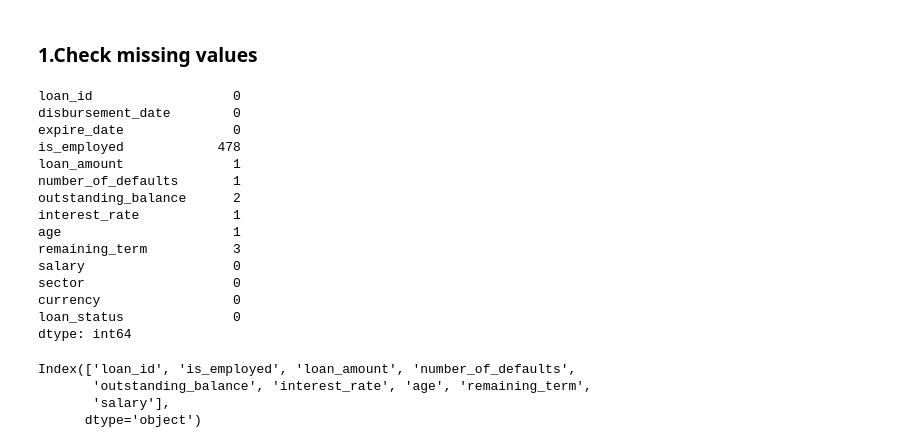
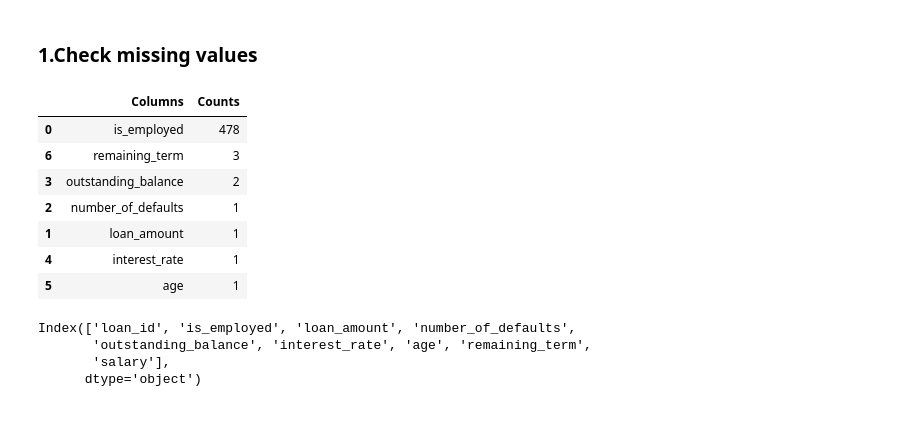
Before and after one commit to Tatenda1112/Data-cleaning-Steps, a Jupyter notebook: data_cleaning_steps.ipynb, the cells around one changed output. Saved outputs shown, nothing was run; the diff lists cells and outputs as text; code cells hidden in the pictures; blank space fills up the shorter version.

```diff
--- a/data_cleaning_steps.ipynb
+++ b/data_cleaning_steps.ipynb
@@ -96,24 +96,19 @@ loan_data.shape
 - Data cleaning is the process of ensuring that data is in the proper format, *making it suitable for analysis and modeling*
 # %% [markdown]
 ### 1.Check missing values
-# %%
-loan_data.isnull().sum()
-# %% [output]
-loan_id                  0
-disbursement_date        0
-expire_date              0
-is_employed            478
-loan_amount              1
-number_of_defaults       1
-outstanding_balance      2
-interest_rate            1
-age                      1
-remaining_term           3
-salary                   0
-sector                   0
-currency                 0
-loan_status              0
-dtype: int64
+# %%
+missing_vaues=loan_data.isnull().sum()
+missing_vaues=missing_vaues[missing_vaues>0]
+pd.DataFrame({'Columns':missing_vaues.index,"Counts":missing_vaues.values}).sort_values('Counts',ascending=False)
+# %% [output]
+|  | Columns | Counts |
+| 0 | is_employed | 478 |
+| 6 | remaining_term | 3 |
+| 3 | outstanding_balance | 2 |
+| 2 | number_of_defaults | 1 |
+| 1 | loan_amount | 1 |
+| 4 | interest_rate | 1 |
+| 5 | age | 1 |
 # %%
 category_columns = loan_data.select_dtypes("number").columns
 category_columns
```
Also changed, not shown: parts of 10 cells of this notebook, 3 other files.
